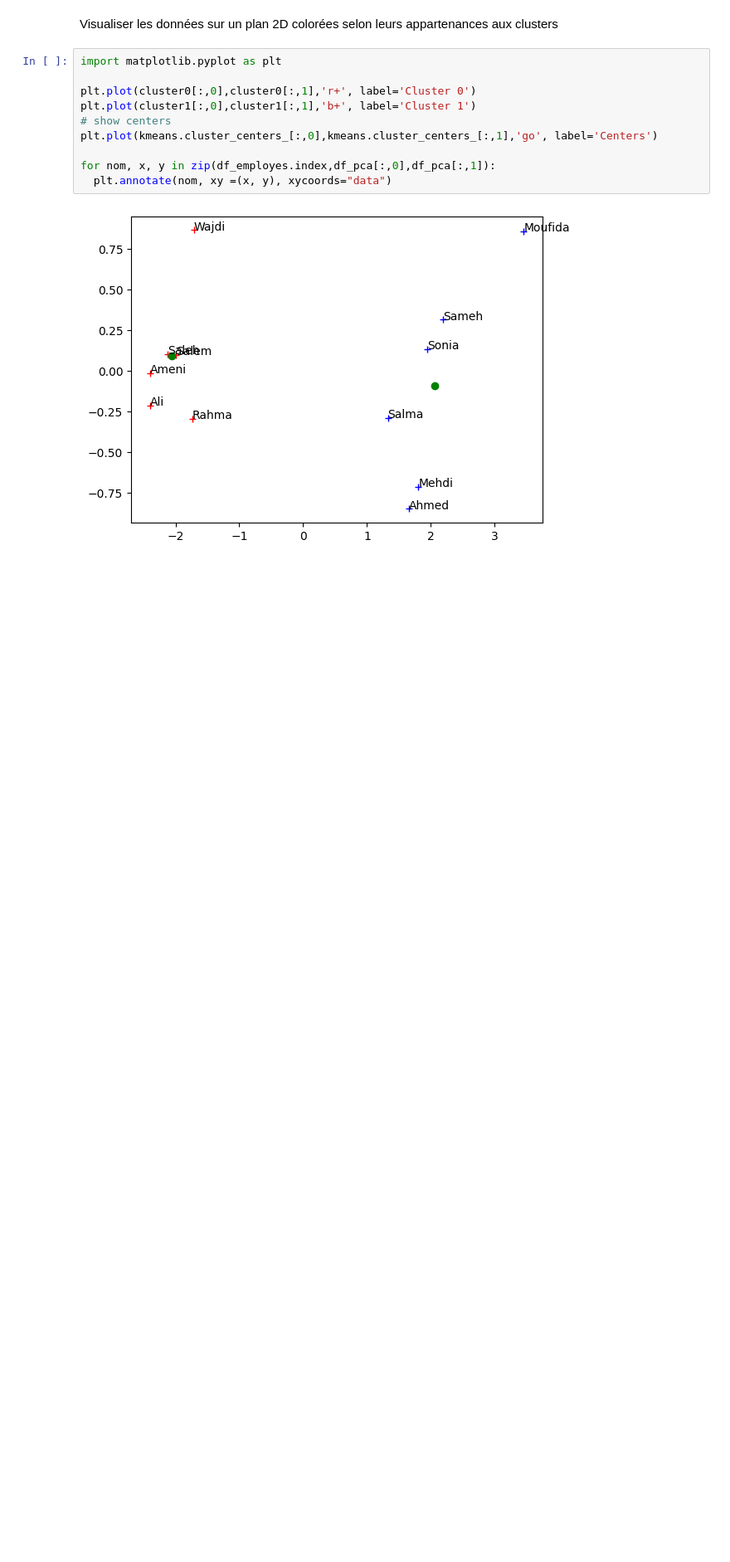
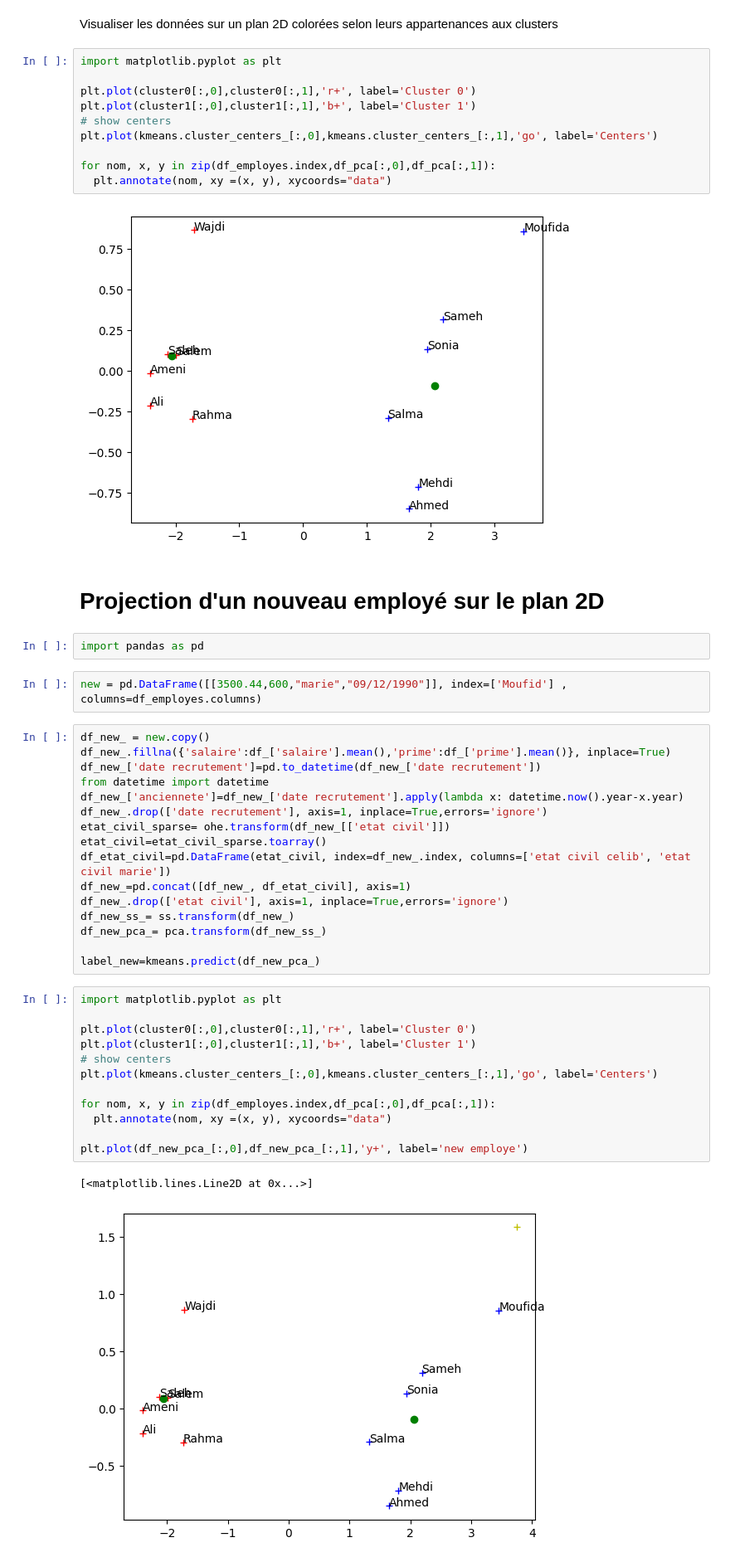
Before and after one commit to krankos/ML-Course, a Jupyter notebook: lab_clustering_kmeans.ipynb, the cells around one changed output. Shown at 83% size. Cells and saved outputs as stored; diff of their text form; blank space fills up the shorter version.

Commit message:
clustering done, classification initiated

```diff
--- a/lab_clustering_kmeans.ipynb
+++ b/lab_clustering_kmeans.ipynb
@@ -317,3 +309,40 @@ for nom, x, y in zip(df_employes.index,df_pca[:,0],df_pca[:,1]):
   plt.annotate(nom, xy =(x, y), xycoords="data")
 # %% [output]
 [figure]
+# %% [markdown]
+# Projection d'un nouveau employé sur le plan 2D
+# %%
+import pandas as pd
+# %%
+new = pd.DataFrame([[3500.44,600,"marie","09/12/1990"]], index=['Moufid'] , columns=df_employes.columns)
+# %%
+df_new_ = new.copy()
+df_new_.fillna({'salaire':df_['salaire'].mean(),'prime':df_['prime'].mean()}, inplace=True)
+df_new_['date recrutement']=pd.to_datetime(df_new_['date recrutement'])
+from datetime import datetime
+df_new_['anciennete']=df_new_['date recrutement'].apply(lambda x: datetime.now().year-x.year)
+df_new_.drop(['date recrutement'], axis=1, inplace=True,errors='ignore')
+etat_civil_sparse= ohe.transform(df_new_[['etat civil']])
+etat_civil=etat_civil_sparse.toarray()
+df_etat_civil=pd.DataFrame(etat_civil, index=df_new_.index, columns=['etat civil celib', 'etat civil marie'])
+df_new_=pd.concat([df_new_, df_etat_civil], axis=1)
+df_new_.drop(['etat civil'], axis=1, inplace=True,errors='ignore')
+df_new_ss_= ss.transform(df_new_)
+df_new_pca_= pca.transform(df_new_ss_)
+
+label_new=kmeans.predict(df_new_pca_)
+# %%
+import matplotlib.pyplot as plt
+
+plt.plot(cluster0[:,0],cluster0[:,1],'r+', label='Cluster 0')
+plt.plot(cluster1[:,0],cluster1[:,1],'b+', label='Cluster 1')
+# show centers
+plt.plot(kmeans.cluster_centers_[:,0],kmeans.cluster_centers_[:,1],'go', label='Centers')
+
+for nom, x, y in zip(df_employes.index,df_pca[:,0],df_pca[:,1]):
+  plt.annotate(nom, xy =(x, y), xycoords="data")
+
+plt.plot(df_new_pca_[:,0],df_new_pca_[:,1],'y+', label='new employe')
+# %% [output]
+[<matplotlib.lines.Line2D at 0x...>]
+[figure, added]
```
Also changed, not shown: parts of 2 cells of this notebook, 2 other files.
